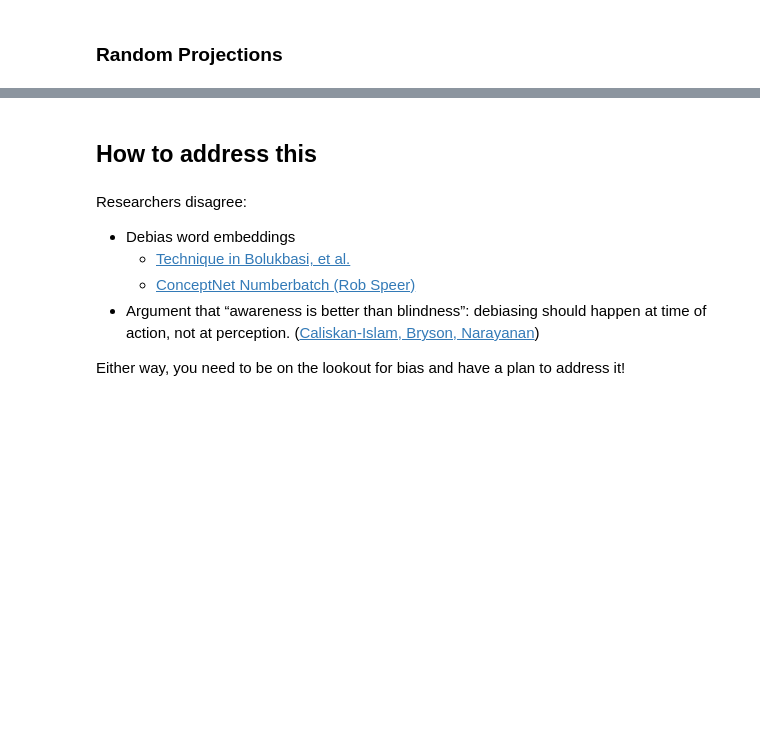
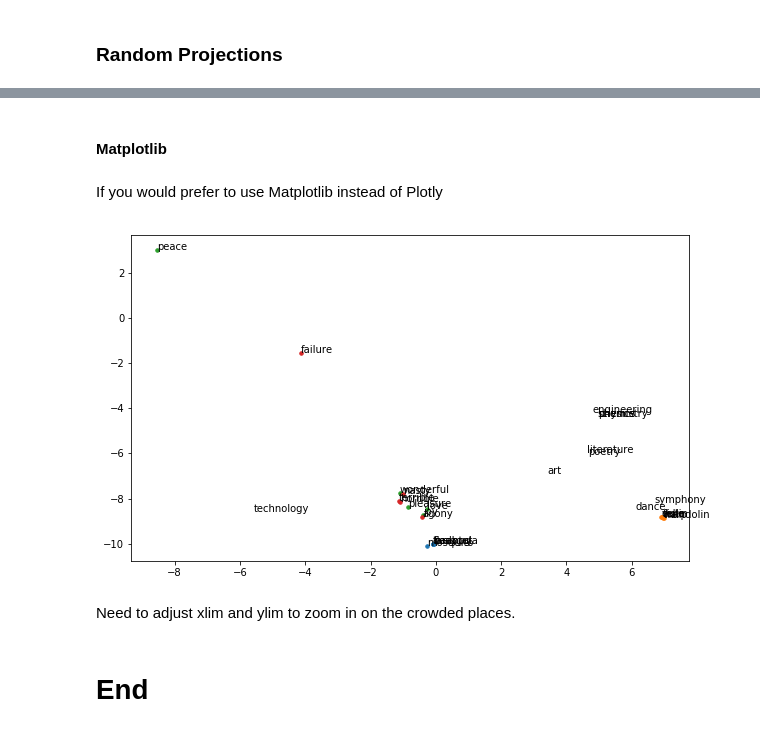
Before and after one commit to fastai/randomized-SVD, a Jupyter notebook: Randomized SVD.ipynb, the cells around one changed output, grey strips where cells are left out. Drawn from its saved outputs; the diff is of its cells as text; code cells hidden in the pictures; blank space fills up the shorter version.

```diff
--- a/Randomized SVD.ipynb
+++ b/Randomized SVD.ipynb
@@ -607,12 +690,3 @@ my_words = [
             "physics", "chemistry", "science", "technology", "engineering",
             "poetry", "art", "literature", "dance", "symphony",
            ]
-# %%
-categories = [
-#               "bugs", "music",
-#               "pleasant", "unpleasant",
-#               "European American", "African American",
-              "male", "female",
-              "science", "arts"]
-
-num_cats = len(categories)
@@ -640,12 +712,0 @@ import matplotlib.pyplot as plt
-# %%
-fig, ax = plt.subplots(figsize=(10,10))
-k = len(my_words)
-
-for i in range(num_cats):
-    ax.scatter(Y[i*5:(i+1)*5, 0], Y[i*5:(i+1)*5, 1], c="C" + str(i), s=12)
-
-for i, txt in enumerate(my_words):
-    ax.annotate(txt, (Y[i,0],Y[i,1]), fontsize=16)
-
-# plt.xlim((2,6))
-# plt.ylim((-1,1))
@@ -794 +772,3 @@ rand_proj = subset @ np.random.normal(size=(subset.shape[1], 20)); rand_proj.sha
+# %%
+embeddings = vecs[:10000,:]
 # %%
@@ -808,3 +795,3 @@ IFrame('temp-plot.html', width=600, height=600)
 # %%
-tsne_rand = manifold.TSNE(n_components=2, init='pca', random_state=0)
-Y_rand_proj = tsne_rand.fit_transform(rand_proj)
+tsne = manifold.TSNE(n_components=3, init='pca', random_state=0)
+Y = tsne.fit_transform(embeddings)
@@ -842,11 +803,4 @@ Rob Speer, CTO of Luminoso, tested for ethnic bias by finding correlations for a
-# %% [markdown]
-## How to address this
-# %% [markdown]
-Researchers disagree:
-
-- Debias word embeddings
-  - [Technique in Bolukbasi, et al.](https://arxiv.org/abs/1606.06121)
-  - [ConceptNet Numberbatch (Rob Speer)](https://blog.conceptnet.io/2017/04/24/conceptnet-numberbatch-17-04-better-less-stereotyped-word-vectors/)
-- Argument that “awareness is better than blindness”: debiasing should happen at time of action, not at perception. ([Caliskan-Islam, Bryson, Narayanan](https://www.princeton.edu/~aylinc/papers/caliskan-islam_semantics.pdf))
-
-Either way, you need to be on the lookout for bias and have a plan to address it!
+# %% [markdown]
+#### Matplotlib
+# %% [markdown]
+If you would prefer to use Matplotlib instead of Plotly
@@ -852,0 +810,18 @@ Either way, you need to be on the lookout for bias and have a plan to address it
+# %%
+fig, ax = plt.subplots(figsize=(10,6))
+k = len(my_words)
+
+for i in range(num_cats):
+    ax.scatter(Y[i*5:(i+1)*5, 0], Y[i*5:(i+1)*5, 1], c="C" + str(i), s=12)
+
+for i, txt in enumerate(my_words):
+    ax.annotate(txt, (Y[i,0],Y[i,1]), fontsize=10)
+
+# plt.xlim((2,6))
+# plt.ylim((-1,1))
+# %% [output]
+[figure, added]
+# %% [markdown]
+Need to adjust xlim and ylim to zoom in on the crowded places.
+# %% [markdown]
+# End
```
Also changed, not shown: parts of 78 cells of this notebook, 1 other file.
